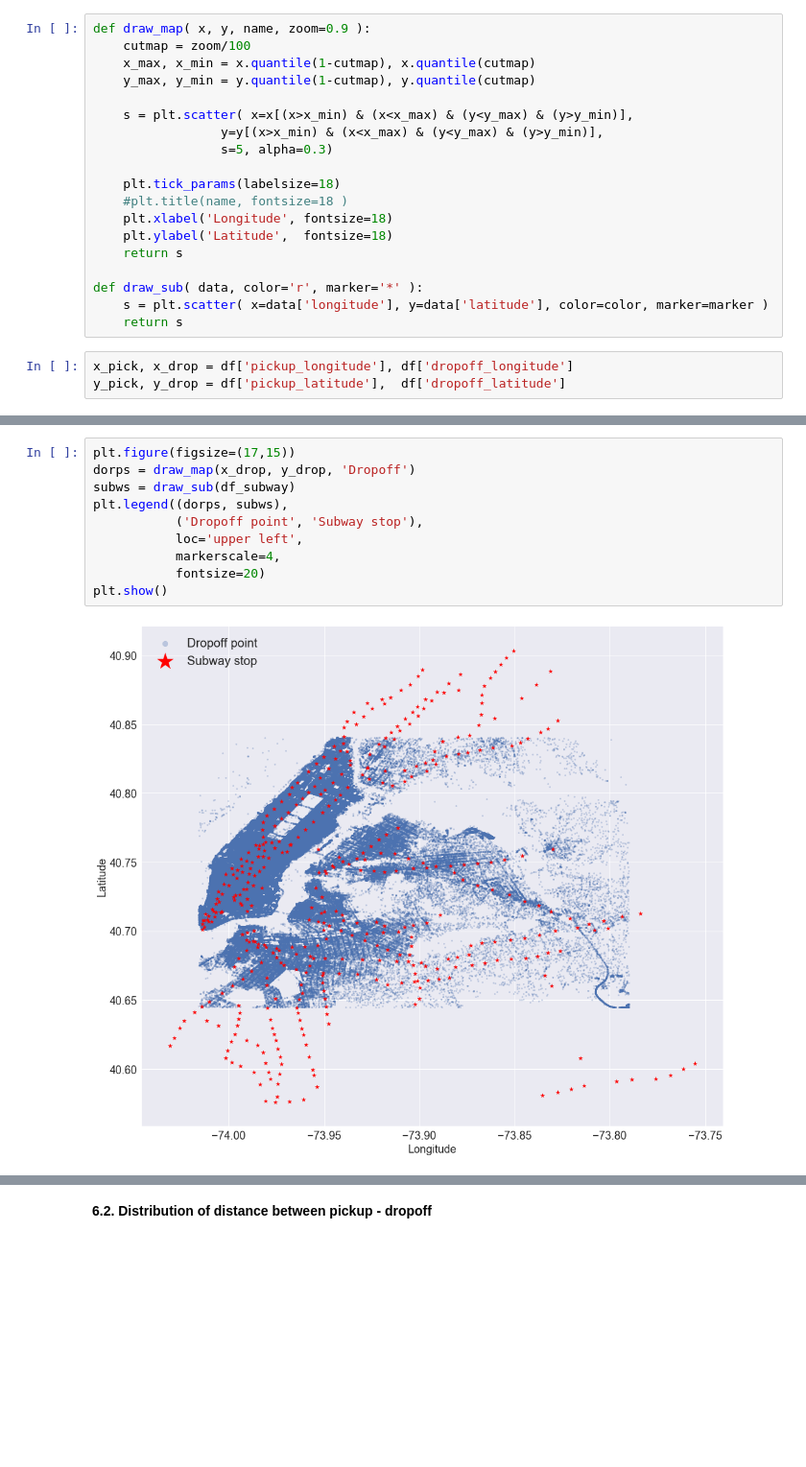
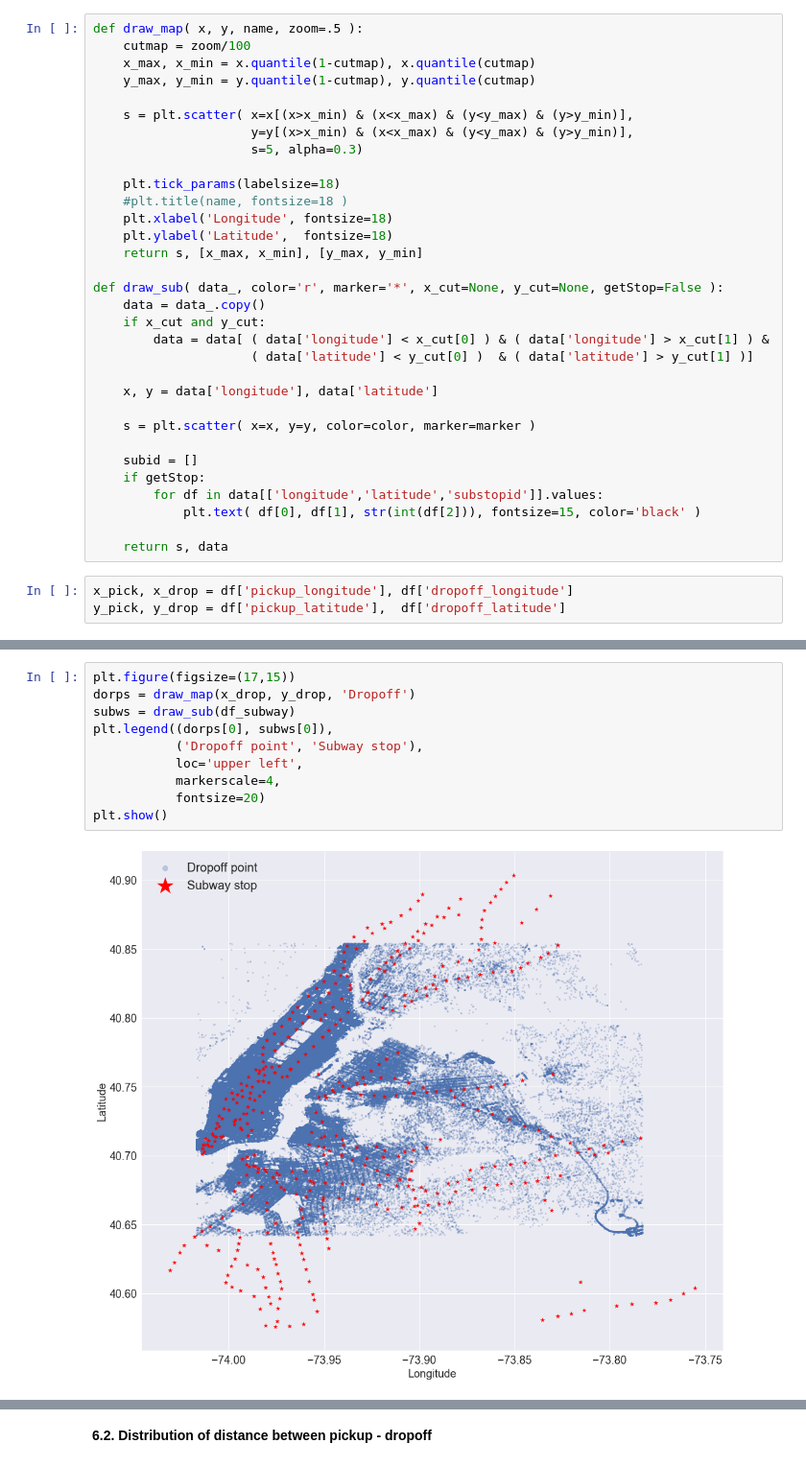
Before and after one commit to yennanliu/NYC_Taxi_Trip_Duration, a Jupyter notebook: notebook/EDA_jtsai_variables.ipynb, the cells around one changed output, grey strips where cells are left out. Shown at 96% size. Saved outputs shown, nothing was run; the diff lists cells and outputs as text; blank space fills up the shorter version.

```diff
--- a/notebook/EDA_jtsai_variables.ipynb
+++ b/notebook/EDA_jtsai_variables.ipynb
@@ -478,22 +486,35 @@ df_subway.head(5)
 # %%
-def draw_map( x, y, name, zoom=0.9 ):
+def draw_map( x, y, name, zoom=.5 ):
     cutmap = zoom/100
     x_max, x_min = x.quantile(1-cutmap), x.quantile(cutmap)
     y_max, y_min = y.quantile(1-cutmap), y.quantile(cutmap)
 
     s = plt.scatter( x=x[(x>x_min) & (x<x_max) & (y<y_max) & (y>y_min)],
-                 y=y[(x>x_min) & (x<x_max) & (y<y_max) & (y>y_min)],
-                 s=5, alpha=0.3)
+                     y=y[(x>x_min) & (x<x_max) & (y<y_max) & (y>y_min)],
+                     s=5, alpha=0.3)
 
     plt.tick_params(labelsize=18)
     #plt.title(name, fontsize=18 )
     plt.xlabel('Longitude', fontsize=18)
     plt.ylabel('Latitude',  fontsize=18)
-    return s
+    return s, [x_max, x_min], [y_max, y_min]
 
-def draw_sub( data, color='r', marker='*' ):
-    s = plt.scatter( x=data['longitude'], y=data['latitude'], color=color, marker=marker )
-    return s
+def draw_sub( data_, color='r', marker='*', x_cut=None, y_cut=None, getStop=False ):
+    data = data_.copy()
+    if x_cut and y_cut:
+        data = data[ ( data['longitude'] < x_cut[0] ) & ( data['longitude'] > x_cut[1] ) &
+                     ( data['latitude'] < y_cut[0] )  & ( data['latitude'] > y_cut[1] )]
+
+    x, y = data['longitude'], data['latitude']
+
+    s = plt.scatter( x=x, y=y, color=color, marker=marker )
+
+    subid = []
+    if getStop:
+        for df in data[['longitude','latitude','substopid']].values:
+            plt.text( df[0], df[1], str(int(df[2])), fontsize=15, color='black' )
+
+    return s, data
 # %%
 x_pick, x_drop = df['pickup_longitude'], df['dropoff_longitude']
 y_pick, y_drop = df['pickup_latitude'],  df['dropoff_latitude']
@@ -512,12 +533,12 @@ plt.show()
 # %%
 plt.figure(figsize=(17,15))
 dorps = draw_map(x_drop, y_drop, 'Dropoff')
 subws = draw_sub(df_subway)
-plt.legend((dorps, subws),
+plt.legend((dorps[0], subws[0]),
            ('Dropoff point', 'Subway stop'),
            loc='upper left',
            markerscale=4,
            fontsize=20)
 plt.show()
 # %% [output]
-[figure, old version]
+[figure, new version]
```
Also changed, not shown: parts of 28 cells of this notebook.
